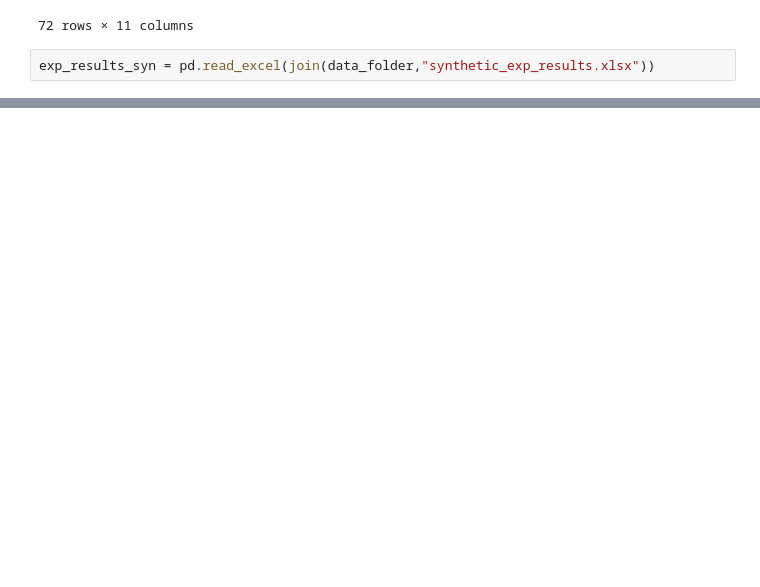
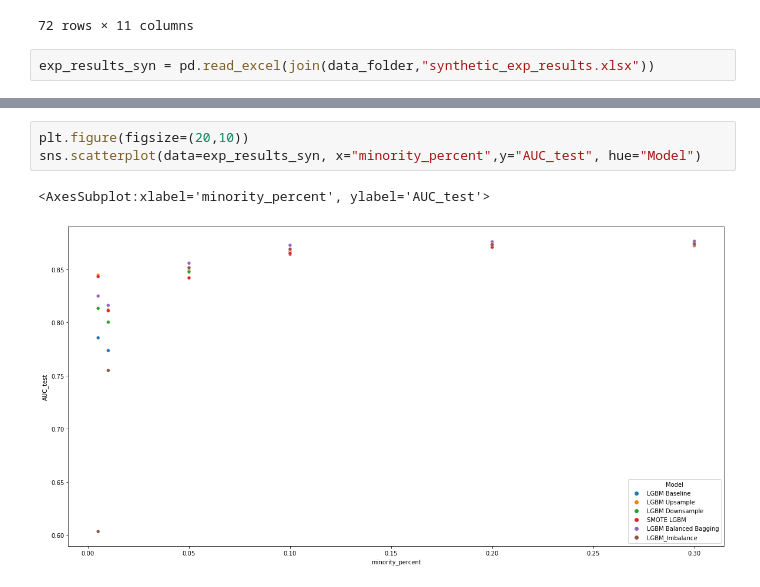
Before and after one commit to ADA-GWU/guidedresearchproject-ShamilShukurov, a Jupyter notebook: code/Results_Analysis.ipynb, the cells around one changed output, grey strips where cells are left out. Saved outputs shown, nothing was run; the diff lists cells and outputs as text; blank space fills up the shorter version.

```diff
--- a/code/Results_Analysis.ipynb
+++ b/code/Results_Analysis.ipynb
@@ -94,0 +105,6 @@ exp_results_syn
+# %%
+plt.figure(figsize=(20,10))
+sns.scatterplot(data=exp_results_syn, x="minority_percent",y="AUC_test", hue="Model")
+# %% [output]
+<AxesSubplot:xlabel='minority_percent', ylabel='AUC_test'>
+[figure, added]
```
Also changed, not shown: parts of 3 cells of this notebook, 2 other files.
